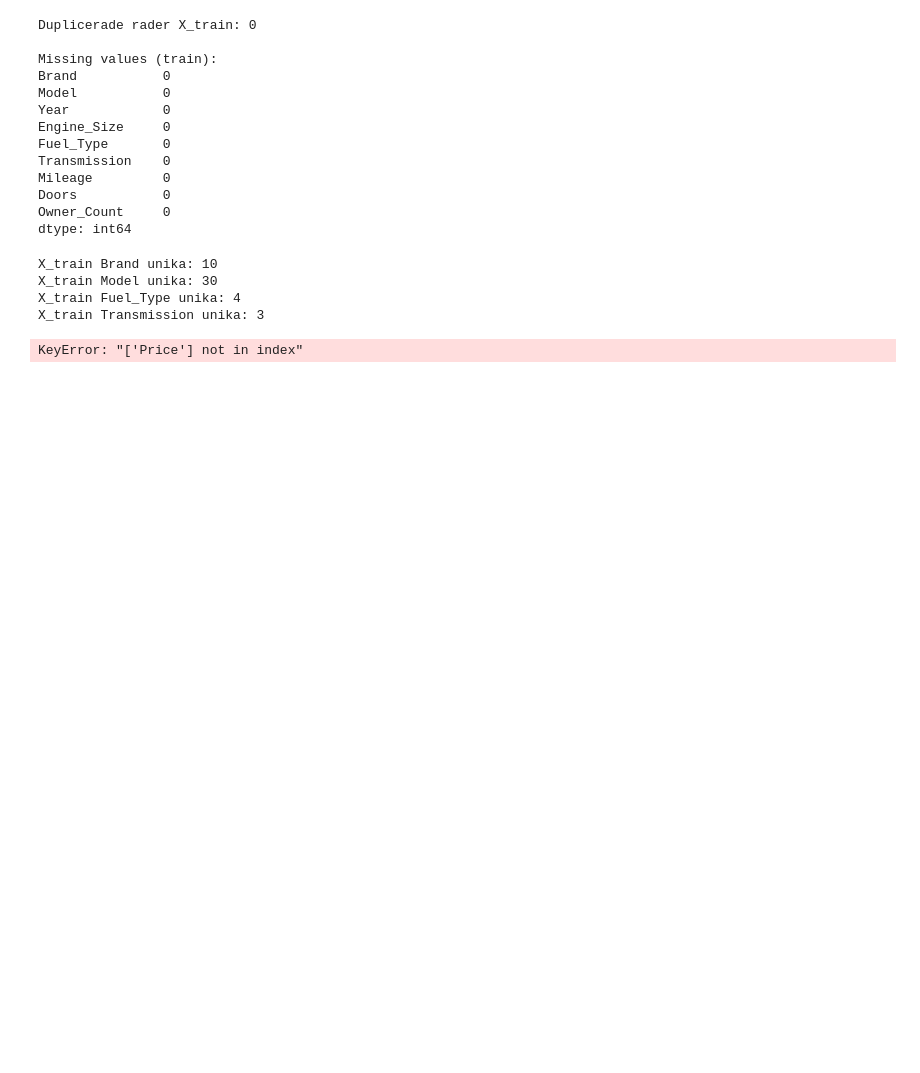
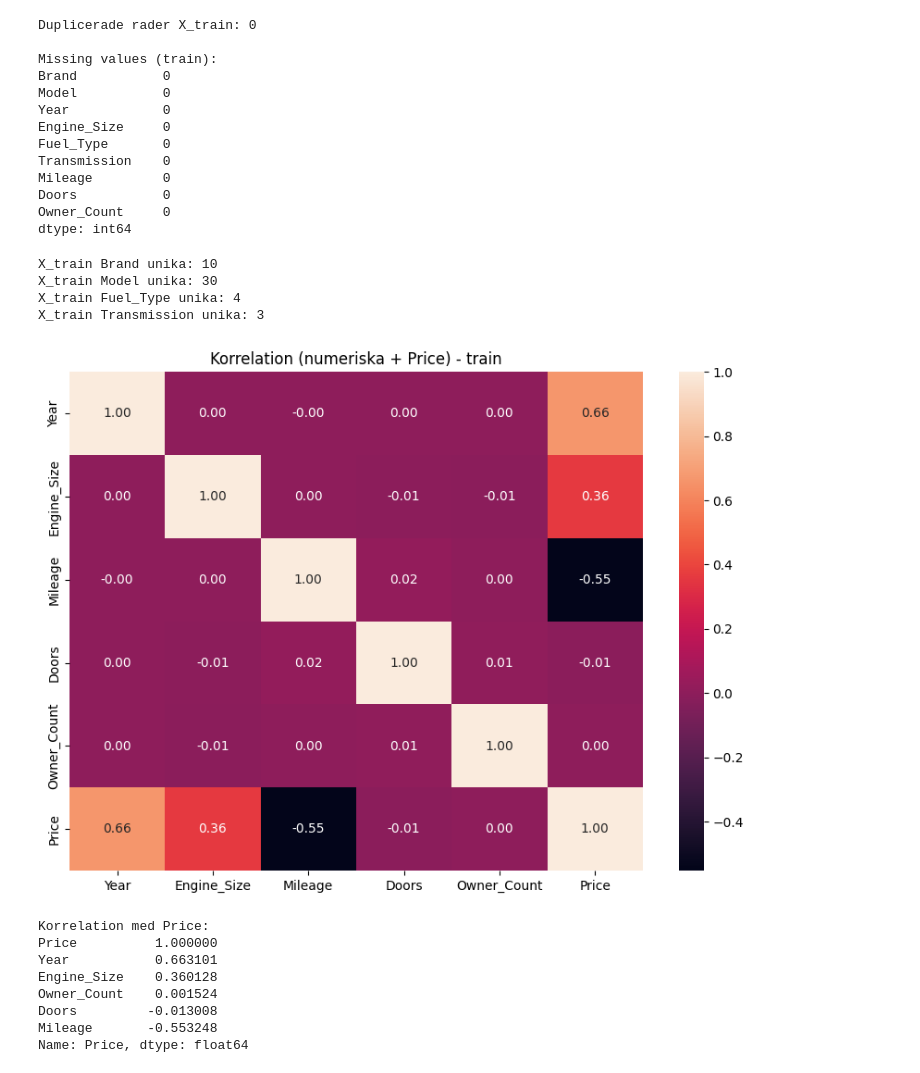
Before and after one commit to josefincarlson/Kunskapskontroll_Cars, a Jupyter notebook: Kunskapskontroll_Cars_Josefin.ipynb, the cells around one changed output. Cells and saved outputs as stored; diff of their text form; code cells hidden in the pictures; blank space fills up the shorter version.

```diff
--- a/Kunskapskontroll_Cars_Josefin.ipynb
+++ b/Kunskapskontroll_Cars_Josefin.ipynb
@@ -149,24 +149,37 @@ X_train Model unika: 30
 X_train Fuel_Type unika: 4
 X_train Transmission unika: 3
 # %%
+import matplotlib.pyplot as plt
 import seaborn as sns
+import pandas as pd
 
-num_cols = ["Year", "Engine_Size", "Mileage", "Doors", "Owner_Count", "Price"]
-corr = X_train[num_cols].corr()
+# Korrelation mellan numeriska kolumner och Price i träningsdata
 
-plt.figure(figsize=(7,5))
+# Bygg df med numeriska X + Price
+df_corr = X_train[numeric_cols].copy()
+df_corr["Price"] = y_train  # behåll index, bättre än .values
+corr = df_corr.corr(numeric_only=True)
+
+plt.figure(figsize=(10,7))
 sns.heatmap(corr, annot=True, fmt=".2f")
 plt.title("Korrelation (numeriska + Price) - train")
 plt.show()
 
 print("Korrelation med Price:")
 print(corr["Price"].sort_values(ascending=False))
 
-# Korrelation mellan Mileage och Price är negativ (-0.58), vilket indikerar att högre körsträcka tenderar att vara associerad med lägre pris.
-# Korrelation mellan Engine_Size och Price är positiv (0.63), vilket indikerar att större motorstorlek tenderar att vara associerad med högre pris.
-# Korrelation mellan Year och Price är positiv (0.82), vilket indikerar att nyare bilar tenderar att ha högre pris.
-# Korrelation mellan Doors och Price är svagt positiv (0.12).
-# Korrelation mellan Owner_Count och Price är negativ (-0.50), vilket indikerar att bilar med fler tidigare ägare tenderar att ha lägre pris.
-# Scatter plot för att visualisera sambandet mellan Mileage och Price
+# Korrelations to Price observations:
+# Price och Year: positiv korrelation (~0.66) → nyare bilar högre priser
+# Price och Mileage: negativ korrelation (~-0.55) → högre körsträcka lägre priser
+# Price och Engine_Size: positiv korrelation (~0.36) → större motor högre priser
+# Doors och Owner_Count har ~0 korrelation med Price → inget tydligt linjärt samband i train.
 # %% [output]
+[figure, added]
-KeyError: "['Price'] not in index"
+Korrelation med Price:
+Price          1.000000
+Year           0.663101
+Engine_Size    0.360128
+Owner_Count    0.001524
+Doors         -0.013008
+Mileage       -0.553248
+Name: Price, dtype: float64
```
Also changed, not shown: parts of 22 cells of this notebook.
